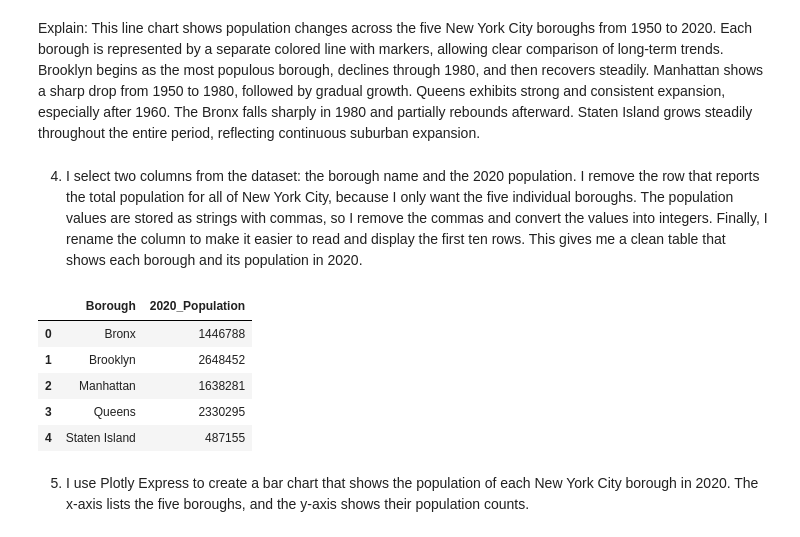
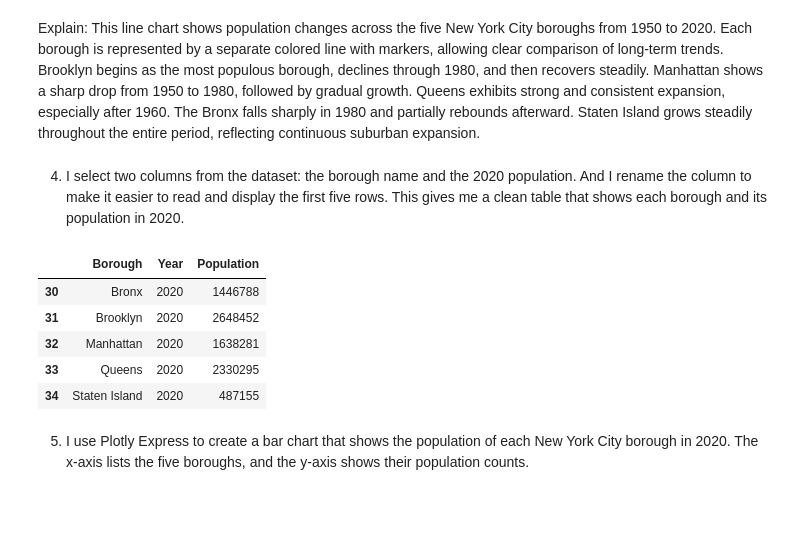
Before and after one commit to LeoXie1023/Zhengyang.github.io, a Jupyter notebook: Project2/Project2.ipynb, the cells around one changed output. Drawn from its saved outputs; the diff is of its cells as text; code cells hidden in the pictures; blank space fills up the shorter version.

```diff
--- a/Project2/Project2.ipynb
+++ b/Project2/Project2.ipynb
@@ -75,19 +75,18 @@ HTML(fig0.to_html(include_plotlyjs="cdn", full_html=False))
 # %% [markdown]
 Explain: This line chart shows population changes across the five New York City boroughs from 1950 to 2020. Each borough is represented by a separate colored line with markers, allowing clear comparison of long-term trends. Brooklyn begins as the most populous borough, declines through 1980, and then recovers steadily. Manhattan shows a sharp drop from 1950 to 1980, followed by gradual growth. Queens exhibits strong and consistent expansion, especially after 1960. The Bronx falls sharply in 1980 and partially rebounds afterward. Staten Island grows steadily throughout the entire period, reflecting continuous suburban expansion.
 # %% [markdown]
-4. I select two columns from the dataset: the borough name and the 2020 population. I remove the row that reports the total population for all of New York City, because I only want the five individual boroughs. The population values are stored as strings with commas, so I remove the commas and convert the values into integers. Finally, I rename the column to make it easier to read and display the first ten rows. This gives me a clean table that shows each borough and its population in 2020.
+4. I select two columns from the dataset: the borough name and the 2020 population. And I rename the column to make it easier to read and display the first five rows. This gives me a clean table that shows each borough and its population in 2020.
 # %%
-pop_2020 = pop[["Borough", "2020"]][pop["Borough"] != "NYC Total"].reset_index(drop=True)
-pop_2020["2020"] = pop_2020["2020"].str.replace(",", "").astype(int)
+pop_2020 = pop_long[pop_long["Year"] == "2020"]
 pop_2020 = pop_2020.rename(columns={"2020": "2020_Population"})
-pop_2020.head(10)
+pop_2020.head()
 # %% [output]
-|  | Borough | 2020_Population |
-| 0 | Bronx | 1446788 |
-| 1 | Brooklyn | 2648452 |
-| 2 | Manhattan | 1638281 |
-| 3 | Queens | 2330295 |
-| 4 | Staten Island | 487155 |
+|  | Borough | Year | Population |
+| 30 | Bronx | 2020 | 1446788 |
+| 31 | Brooklyn | 2020 | 2648452 |
+| 32 | Manhattan | 2020 | 1638281 |
+| 33 | Queens | 2020 | 2330295 |
+| 34 | Staten Island | 2020 | 487155 |
 # %% [markdown]
 5. I use Plotly Express to create a bar chart that shows the population of each New York City borough in 2020. The x-axis lists the five boroughs, and the y-axis shows their population counts.
 # %%
```
Also changed, not shown: parts of 1 cell of this notebook.
